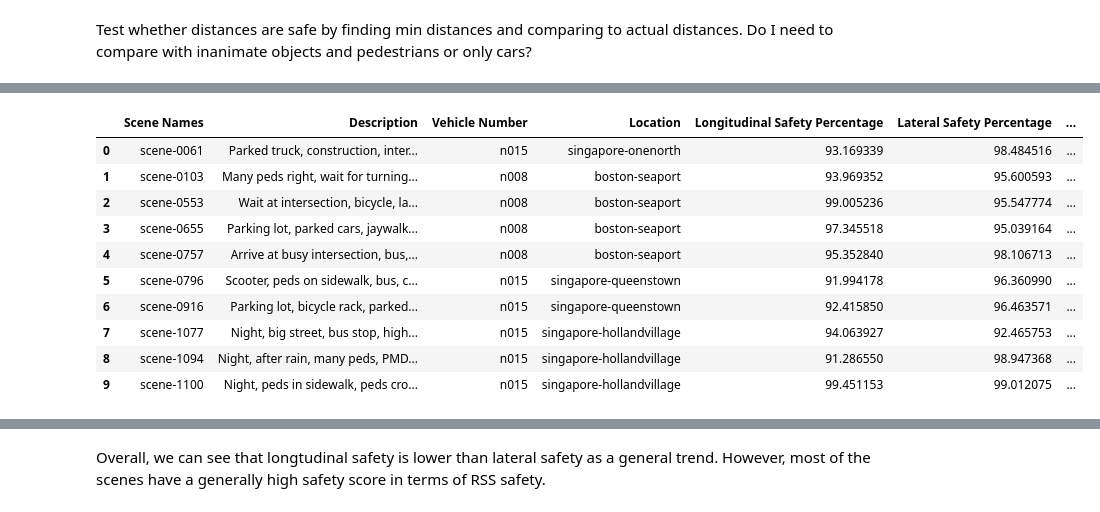
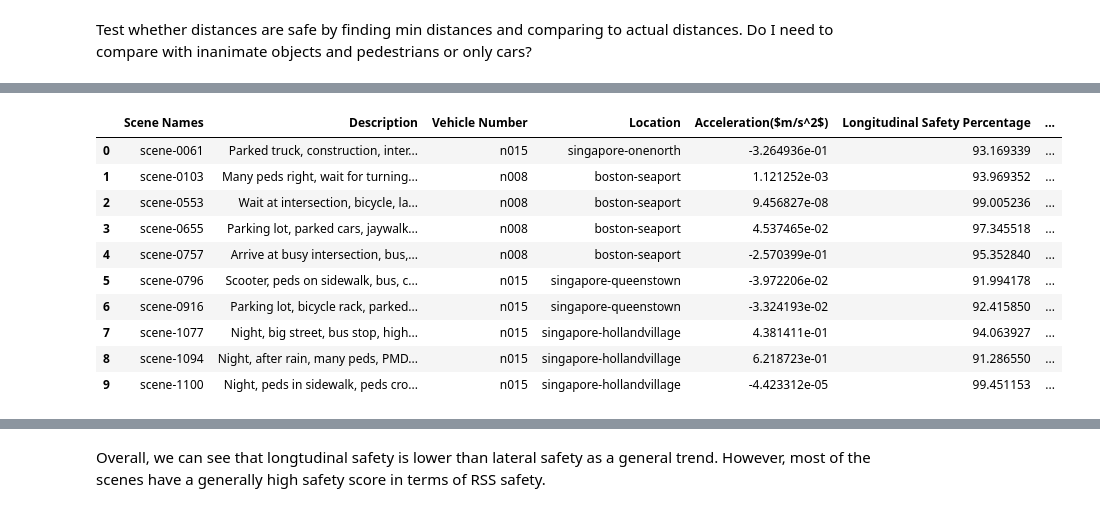
Before and after one commit to agathepetillot/UG4-Honours-Project, a Jupyter notebook: NuScenes_functions.ipynb, the cells around one changed output, grey strips where cells are left out. Cells and saved outputs as stored; diff of their text form; code cells hidden in the pictures.

```diff
--- a/NuScenes_functions.ipynb
+++ b/NuScenes_functions.ipynb
@@ -381,13 +381,13 @@ Each sensor changes the velocities but not by a significant amount. Usually less
 Finding acceleration between each instance in a scene and comparing to velocities etc.
 # %%
 def acceleration(v, v_0, delta_t):
-    return (v-v_0)/delta_t
+    return (v-v_0)/delta_t*7.7160494e-5
 # %% [markdown]
 Testing acceleration, looks slightly odd ngl. The velocities are very consistant but these are not. Can make sense. Might be better to look at acceleration over the whole scene rather than just an instance.
 
 NOTE: FOR TIME, USE TIME LENGTH OF SCENE. THIS WILL BE HOW MANY SECONDS THE SCENE IS - to be changed.
 # %%
-# test acceleration
+# test acceleration at each instance in a scene
 my_scene = nusc.scene[0]
 first_sample_token = my_scene['first_sample_token']
 my_sample = nusc.get('sample', first_sample_token)
@@ -403,11 +403,19 @@ while(my_sample['next'] != my_scene['last_sample_token']):
     v = velocities(my_sample_token)
     v_vector.append(v[0])
     time_vector.append(v[1])
-time_vector
 
+#v_vector = [x / 3.6 for x in v_vector]
+#time_vector = [x  for x in time_vector]
+# print(len(time_vector))
+# print(sum(time_vector))
+#time_vector
+#print(v_vector, len(time_vector))
+
+change_time = abs(np.subtract(time_vector[1:len(time_vector)], time_vector[0:len(time_vector)-1]))
+print(change_time)
 a_vector = []
 for i in range(len(v_vector)-1):
-    a = acceleration(v_vector[i+1], v_vector[i], time_vector[i])
+    a = acceleration(v_vector[i+1], v_vector[i], change_time[i])
     a_vector.append(a)
 a_vector
 
@@ -560,7 +567,7 @@ def d_min_lateral(v1, v2, mu = 0.07, p = 0.53, acc_max = 0.43, break_min = 0.96,
 Test whether distances are safe by finding min distances and comparing to actual distances. Do I need to compare with inanimate objects and pedestrians or only cars?
 # %%
 #test velocity changes in a scene
-my_scene = nusc.scene[2]
+my_scene = nusc.scene[0]
 first_sample_token = my_scene['first_sample_token']
 my_sample = nusc.get('sample', first_sample_token)
 my_sample_token = my_sample['data']['LIDAR_TOP']
@@ -691,6 +698,7 @@ locations = []
 descriptions = []
 vehicles = []
 max_time_diff = 1.5
+accel = []
 
 # Go through each scene in the mini dataset
 for scene in range(len(nusc.scene)):
@@ -714,6 +722,7 @@ for scene in range(len(nusc.scene)):
 
     rss_lat = []
     rss_long = []
+    accel_vels = []
 
     # Go through each token in a scene to then go through each annotation in that snippet
     while(my_sample['next'] != my_scene['last_sample_token']):
@@ -729,6 +738,8 @@ for scene in range(len(nusc.scene)):
         #nusc.render_sample_data(my_sample_token) #shows how the car moves throughout the scene.
         vel_lat = abs(vector_velocities(my_sample_token)[0])
         vel_long = abs(vector_velocities(my_sample_token)[1])
+        accel_vels.append(velocities(my_sample_token))
+
 
         for i in range(len(anns)):
             ann = anns[i]
@@ -738,6 +749,9 @@ for scene in range(len(nusc.scene)):
 
             rss_long.append(d_min_longtudinal(vel_long/3.6, ann_velocities[i]/3.6))
             rss_lat.append(d_min_lateral(vel_lat/3.6, ann_velocities[i]/3.6))
+
+    vel_vals = [i[0] for i in accel_vels]
+    accel.append(acceleration(vel_vals[len(vel_vals)-1], vel_vals[0], 20/3600)) #convert seconds into hours
 
     df = pd.DataFrame()
     df['Safe Long Dist'] = rss_long
@@ -795,41 +809,42 @@ for scene in range(len(nusc.scene)):
         not_safe_overall = 0
 
     safe_overall_percent = safe_overall/(safe_overall + not_safe_overall) * 100
 
     safe_long_percentages.append(safe_long_percent)
     safe_lat_percentages.append(safe_lat_percent)
     safe_overall_percentages.append(safe_overall_percent)
 
     # Get scene locations
     token = nusc.scene[scene]['log_token']
     location = nusc.get('log', token)['location']
     locations.append(location)
 
     # Get scene descriptions
     description = nusc.scene[scene]['description']
     descriptions.append(description)
 
     # Get scene vehicles
     vehicle = nusc.get('log', token)['vehicle']
     vehicles.append(vehicle)
 
 percentages_df['Scene Names'] = scene_names
 percentages_df['Description'] = descriptions
 percentages_df['Vehicle Number'] = vehicles
 percentages_df['Location'] = locations
+percentages_df['Acceleration($m/s^2$)'] = accel
 percentages_df['Longitudinal Safety Percentage'] = safe_long_percentages
 percentages_df['Lateral Safety Percentage'] = safe_lat_percentages
 percentages_df['Overall Safety Percentage'] = safe_overall_percentages
 percentages_df
 # %% [output]
-|  | Scene Names | Description | Vehicle Number | Location | Longitudinal Safety Percentage | Lateral Safety Percentage | ... |
-| 0 | scene-0061 | Parked truck, construction, inter... | n015 | singapore-onenorth | 93.169339 | 98.484516 | ... |
-| 1 | scene-0103 | Many peds right, wait for turning... | n008 | boston-seaport | 93.969352 | 95.600593 | ... |
-| 2 | scene-0553 | Wait at intersection, bicycle, la... | n008 | boston-seaport | 99.005236 | 95.547774 | ... |
-| 3 | scene-0655 | Parking lot, parked cars, jaywalk... | n008 | boston-seaport | 97.345518 | 95.039164 | ... |
-| 4 | scene-0757 | Arrive at busy intersection, bus,... | n008 | boston-seaport | 95.352840 | 98.106713 | ... |
-| 5 | scene-0796 | Scooter, peds on sidewalk, bus, c... | n015 | singapore-queenstown | 91.994178 | 96.360990 | ... |
-| 6 | scene-0916 | Parking lot, bicycle rack, parked... | n015 | singapore-queenstown | 92.415850 | 96.463571 | ... |
-| 7 | scene-1077 | Night, big street, bus stop, high... | n015 | singapore-hollandvillage | 94.063927 | 92.465753 | ... |
-| 8 | scene-1094 | Night, after rain, many peds, PMD... | n015 | singapore-hollandvillage | 91.286550 | 98.947368 | ... |
-| 9 | scene-1100 | Night, peds in sidewalk, peds cro... | n015 | singapore-hollandvillage | 99.451153 | 99.012075 | ... |
+|  | Scene Names | Description | Vehicle Number | Location | Acceleration($m/s^2$) | Longitudinal Safety Percentage | ... |
+| 0 | scene-0061 | Parked truck, construction, inter... | n015 | singapore-onenorth | -3.264936e-01 | 93.169339 | ... |
+| 1 | scene-0103 | Many peds right, wait for turning... | n008 | boston-seaport | 1.121252e-03 | 93.969352 | ... |
+| 2 | scene-0553 | Wait at intersection, bicycle, la... | n008 | boston-seaport | 9.456827e-08 | 99.005236 | ... |
+| 3 | scene-0655 | Parking lot, parked cars, jaywalk... | n008 | boston-seaport | 4.537465e-02 | 97.345518 | ... |
+| 4 | scene-0757 | Arrive at busy intersection, bus,... | n008 | boston-seaport | -2.570399e-01 | 95.352840 | ... |
+| 5 | scene-0796 | Scooter, peds on sidewalk, bus, c... | n015 | singapore-queenstown | -3.972206e-02 | 91.994178 | ... |
+| 6 | scene-0916 | Parking lot, bicycle rack, parked... | n015 | singapore-queenstown | -3.324193e-02 | 92.415850 | ... |
+| 7 | scene-1077 | Night, big street, bus stop, high... | n015 | singapore-hollandvillage | 4.381411e-01 | 94.063927 | ... |
+| 8 | scene-1094 | Night, after rain, many peds, PMD... | n015 | singapore-hollandvillage | 6.218723e-01 | 91.286550 | ... |
+| 9 | scene-1100 | Night, peds in sidewalk, peds cro... | n015 | singapore-hollandvillage | -4.423312e-05 | 99.451153 | ... |
```
Also changed, not shown: parts of 17 cells of this notebook, 1 other file.
